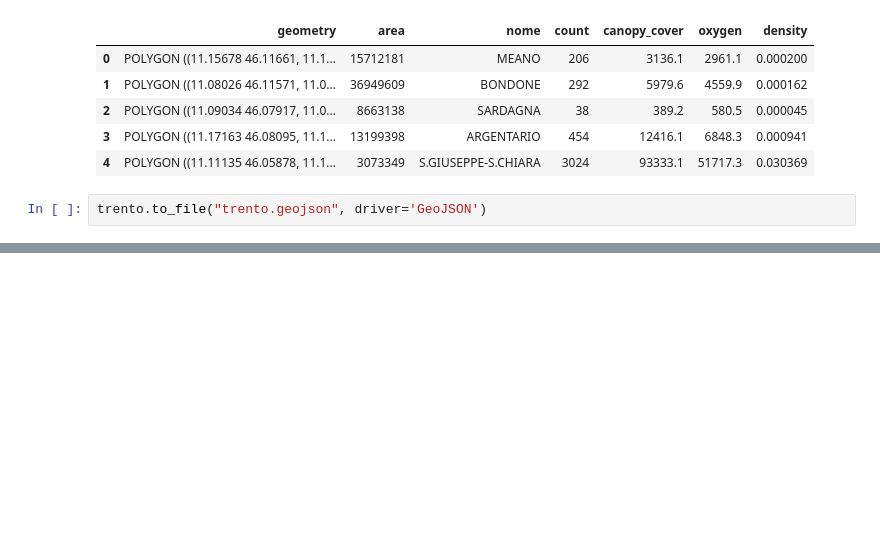
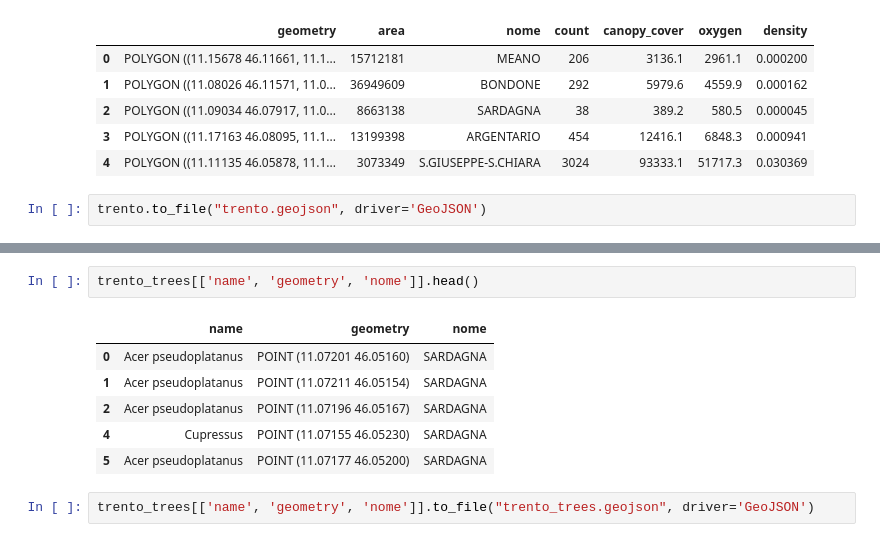
Before and after one commit to imperiale-m/data-visualization, a Jupyter notebook: data/data.ipynb, the cells around one changed output, grey strips where cells are left out. Drawn from its saved outputs; the diff is of its cells as text; blank space fills up the shorter version.

```diff
--- a/data/data.ipynb
+++ b/data/data.ipynb
@@ -417,0 +427,11 @@ trento.to_file("trento.geojson", driver='GeoJSON')
+# %%
+trento_trees[['name', 'geometry', 'nome']].head()
+# %% [output]
+|  | name | geometry | nome |
+| 0 | Acer pseudoplatanus | POINT (11.07201 46.05160) | SARDAGNA |
+| 1 | Acer pseudoplatanus | POINT (11.07211 46.05154) | SARDAGNA |
+| 2 | Acer pseudoplatanus | POINT (11.07196 46.05167) | SARDAGNA |
+| 4 | Cupressus | POINT (11.07155 46.05230) | SARDAGNA |
+| 5 | Acer pseudoplatanus | POINT (11.07177 46.05200) | SARDAGNA |
+# %%
+trento_trees[['name', 'geometry', 'nome']].to_file("trento_trees.geojson", driver='GeoJSON')
```
Also changed, not shown: parts of 2 cells of this notebook.
